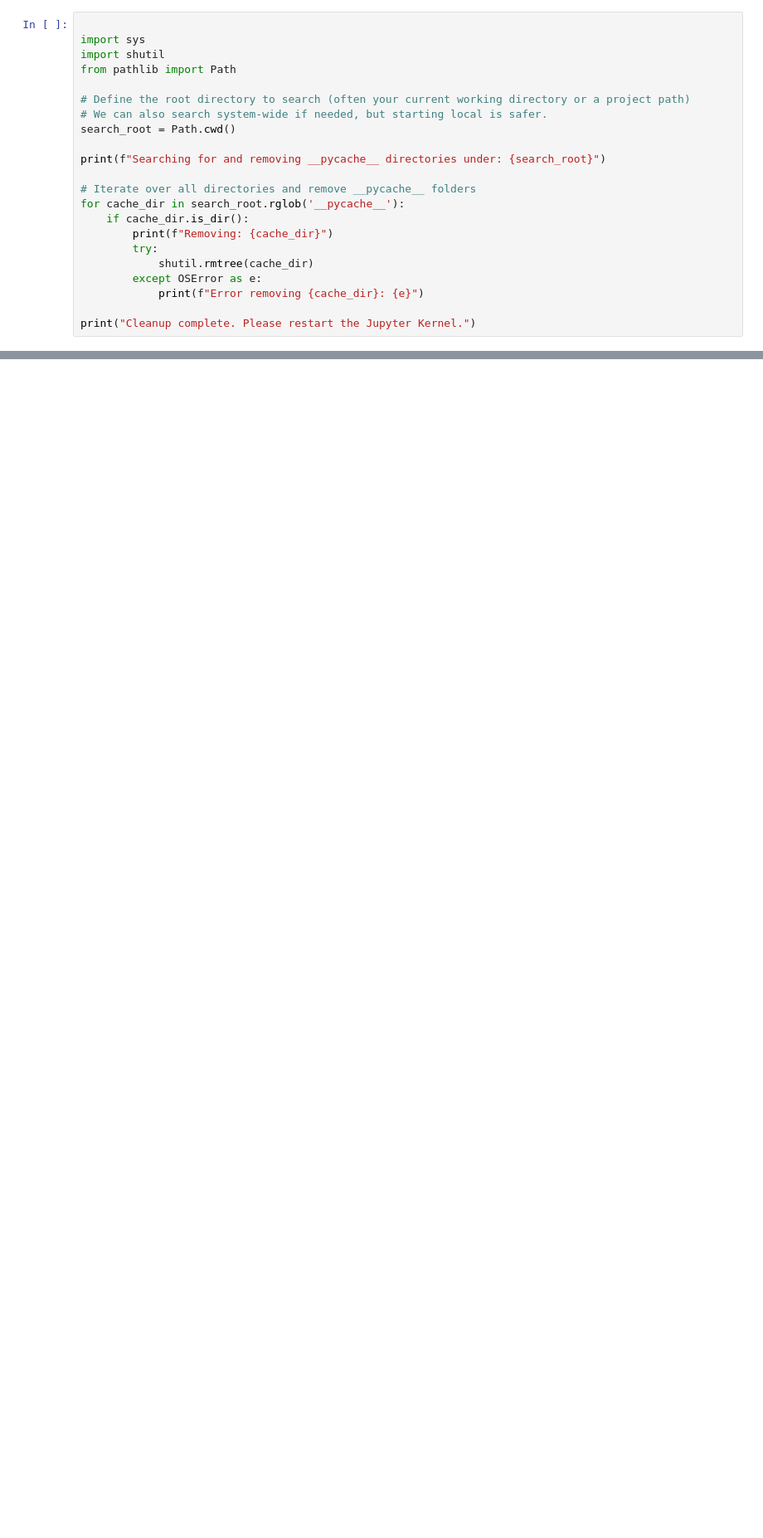
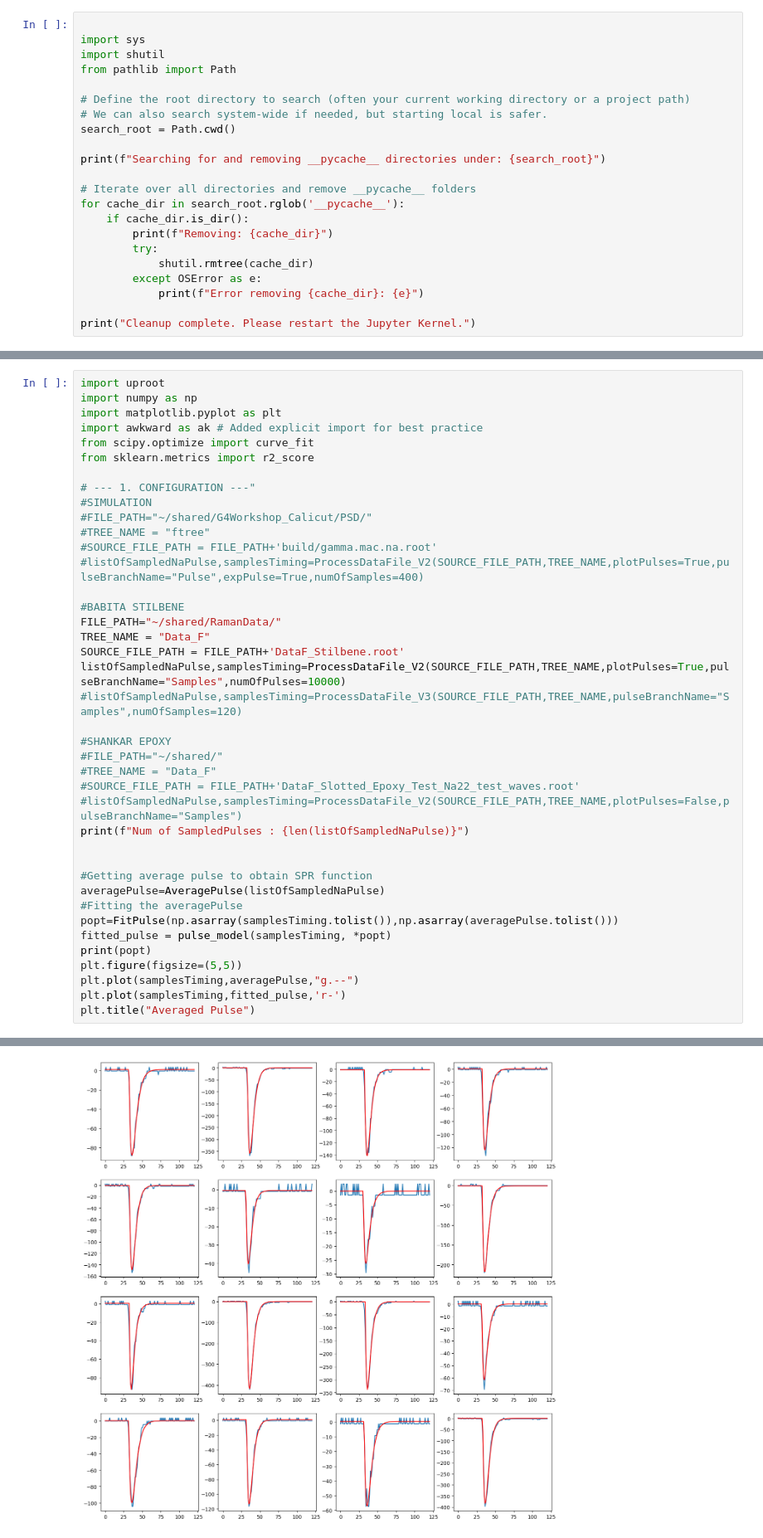
Before and after one commit to rsehgal/G4Workshop_Calicut, a Jupyter notebook: PyScripts/WaveAnal.ipynb, the cells around one changed output, grey strips where cells are left out. Shown: that part at 83% size. Saved outputs shown, nothing was run; the diff lists cells and outputs as text; blank space fills up the shorter version.

```diff
--- a/PyScripts/WaveAnal.ipynb
+++ b/PyScripts/WaveAnal.ipynb
@@ -750,0 +838,41 @@ def PSD(pulseData,timing):
+# %%
+import uproot
+import numpy as np
+import matplotlib.pyplot as plt
+import awkward as ak # Added explicit import for best practice
+from scipy.optimize import curve_fit
+from sklearn.metrics import r2_score
+
+# --- 1. CONFIGURATION ---"
+#SIMULATION
+#FILE_PATH="~/shared/G4Workshop_Calicut/PSD/"
+#TREE_NAME = "ftree"
+#SOURCE_FILE_PATH = FILE_PATH+'build/gamma.mac.na.root'
+#listOfSampledNaPulse,samplesTiming=ProcessDataFile_V2(SOURCE_FILE_PATH,TREE_NAME,plotPulses=True,pulseBranchName="Pulse",expPulse=True,numOfSamples=400)
+
+#BABITA STILBENE
+FILE_PATH="~/shared/RamanData/"
+TREE_NAME = "Data_F"
+SOURCE_FILE_PATH = FILE_PATH+'DataF_Stilbene.root'
+listOfSampledNaPulse,samplesTiming=ProcessDataFile_V2(SOURCE_FILE_PATH,TREE_NAME,plotPulses=True,pulseBranchName="Samples",numOfPulses=10000)
+#listOfSampledNaPulse,samplesTiming=ProcessDataFile_V3(SOURCE_FILE_PATH,TREE_NAME,pulseBranchName="Samples",numOfSamples=120)
+
+#SHANKAR EPOXY
+#FILE_PATH="~/shared/"
+#TREE_NAME = "Data_F"
+#SOURCE_FILE_PATH = FILE_PATH+'DataF_Slotted_Epoxy_Test_Na22_test_waves.root'
+#listOfSampledNaPulse,samplesTiming=ProcessDataFile_V2(SOURCE_FILE_PATH,TREE_NAME,plotPulses=False,pulseBranchName="Samples")
+print(f"Num of SampledPulses : {len(listOfSampledNaPulse)}")
+
+
+#Getting average pulse to obtain SPR function
+averagePulse=AveragePulse(listOfSampledNaPulse)
+#Fitting the averagePulse
+popt=FitPulse(np.asarray(samplesTiming.tolist()),np.asarray(averagePulse.tolist()))
+fitted_pulse = pulse_model(samplesTiming, *popt)
+print(popt)
+plt.figure(figsize=(5,5))
+plt.plot(samplesTiming,averagePulse,"g.--")
+plt.plot(samplesTiming,fitted_pulse,'r-')
+plt.title("Averaged Pulse")
+# %% [output]
@@ -750,0 +884 @@ def PSD(pulseData,timing):
+[figure, added]
```
Also changed, not shown: parts of 5 cells of this notebook, 3 other files.
